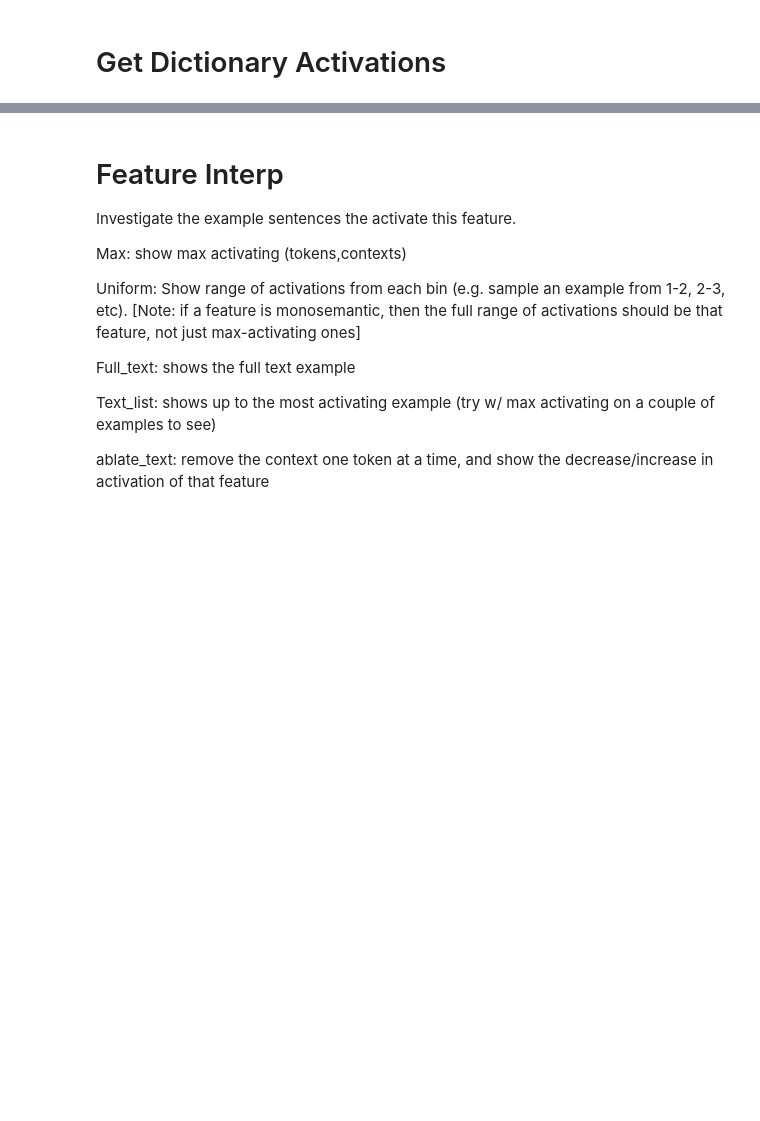
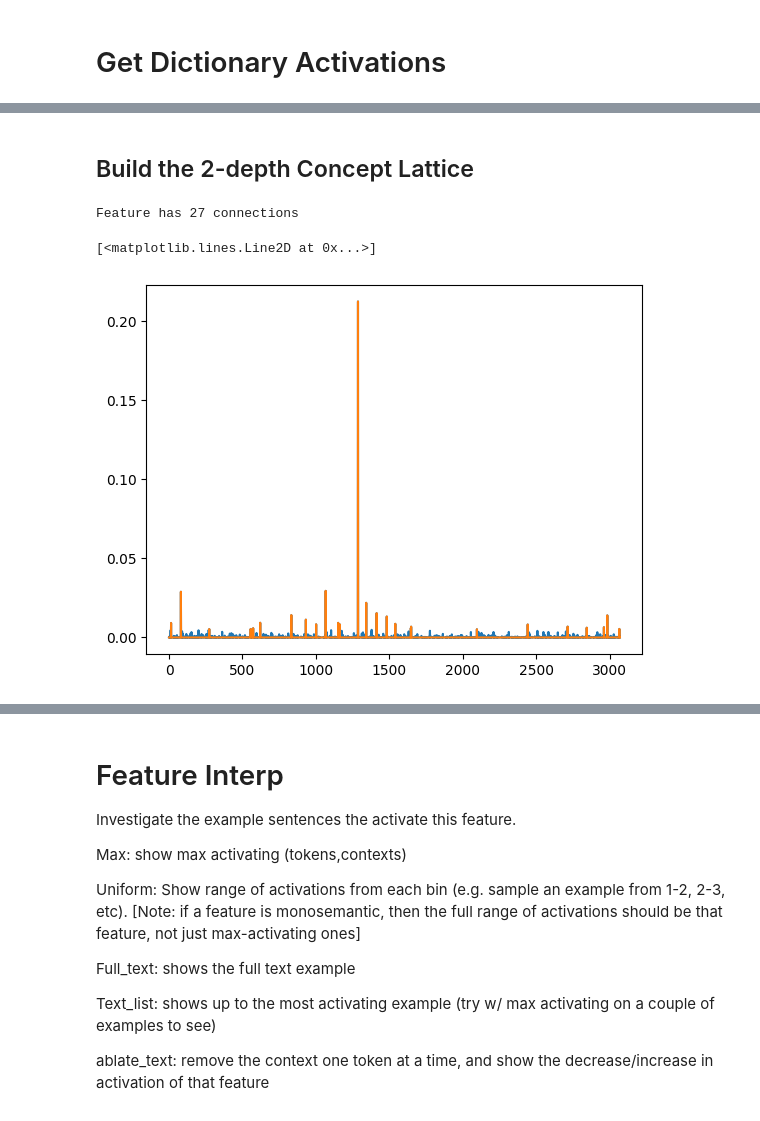
Before and after one commit to Lev-Stambler/sparse_coding, a Jupyter notebook: dictionary_interp_indiv.ipynb, the cells around one changed output, grey strips where cells are left out. Saved outputs shown, nothing was run; the diff lists cells and outputs as text; code cells hidden in the pictures; blank space fills up the shorter version.

```diff
--- a/dictionary_interp_indiv.ipynb
+++ b/dictionary_interp_indiv.ipynb
@@ -132,0 +144,47 @@ dict_activations_prior = get_activations(autoencoder_prior)
+# %% [markdown]
+## Build the 2-depth Concept Lattice
+<!-- TODO: general depth -->
+# %%
+datapoints = dataset.num_rows
+num_features_prior, _ = autoencoder_prior.encoder.shape
+num_features_main, _ = autoencoder_main.encoder.shape
+
+graph = np.memmap(f'graph.mymemmap', dtype='float32', mode='w+', shape=(num_features_main, num_features_prior))
+
+for i in range(num_features_main):
+		graph[i,:] = np.zeros(num_features_prior)
+# %%
+eps = 0.001
+
+for i in range(datapoints):
+	d_prior = dict_activations_prior[i]
+	d_main = dict_activations_main[i]
+	for main_feat in range(num_features_main):
+		if d_main[main_feat] > eps:
+			graph[main_feat] += (d_prior > eps) * d_prior
+# %%
+# TODO: hmmm. The `graph` is data-set dependent so we want to renormalize
+graph = graph / graph.sum(axis=1, keepdims=True)
+# %%
+epsCutoff = 0.005
+
+graphCutoff = (graph >= epsCutoff) * graph
+# %%
+# Check how "sparse" the graph is
+import matplotlib.pyplot as plt
+
+# 10 has **a bunch** of connections
+# feature = 10
+
+feature = 81
+
+max_features = np.argsort(graphCutoff[feature])[::-1]
+# print(max_features[:10].tolist(), graphCutoff[feature][max_features][:10].tolist())
+print(f"Feature has {graphCutoff[feature].nonzero()[0].shape[-1]} connections")
+
+plt.plot(graph[feature])
+plt.plot(graphCutoff[feature])
+# %% [output]
+Feature has 27 connections
+[<matplotlib.lines.Line2D at 0x...>]
+[figure, added]
```
Also changed, not shown: parts of 15 cells of this notebook.
